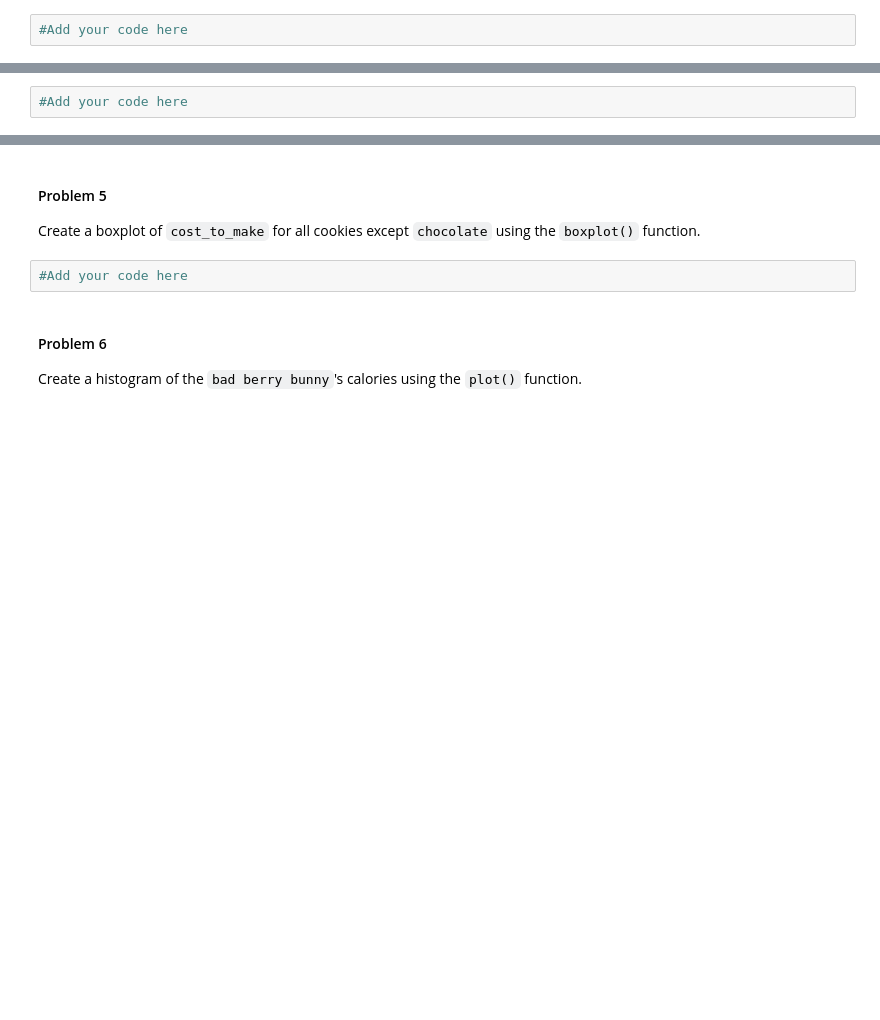
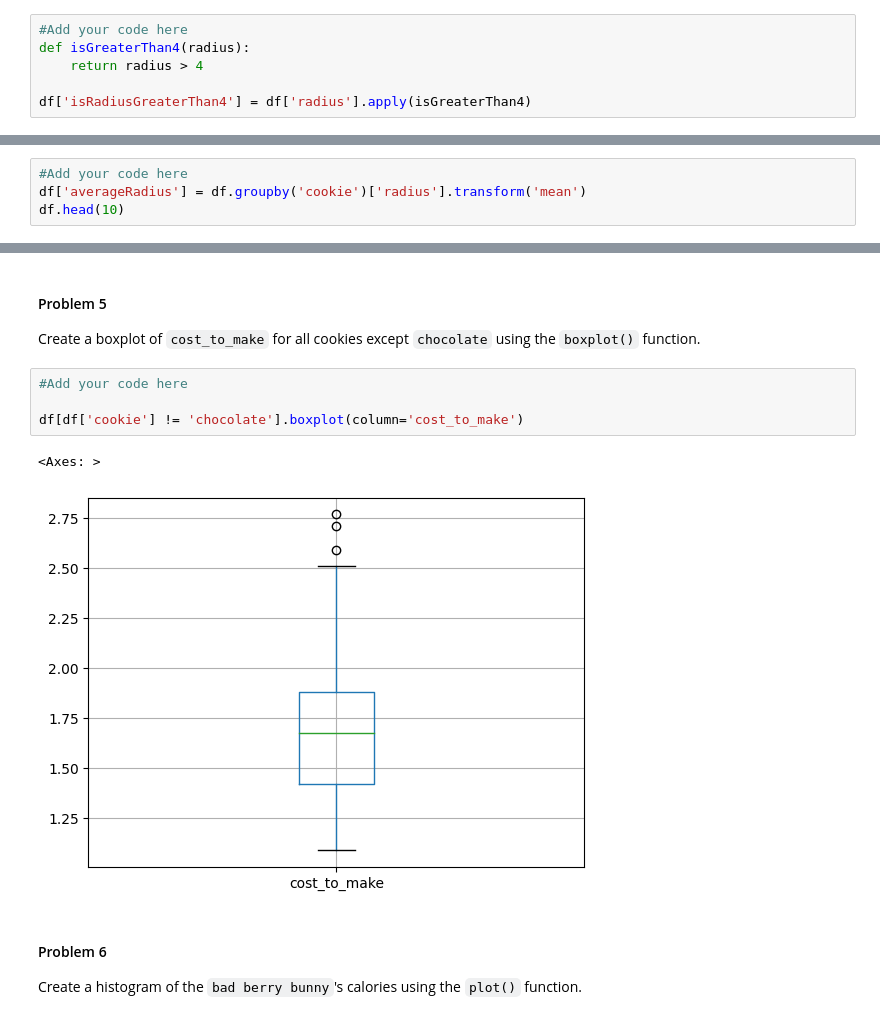
Before and after one commit to gallettilance/Data-Science-Fundamentals, a Jupyter notebook: labs/lab-02/lab02.ipynb, the cells around one changed output, grey strips where cells are left out. Cells and saved outputs as stored; diff of their text form; blank space fills up the shorter version.

```diff
--- a/labs/lab-02/lab02.ipynb
+++ b/labs/lab-02/lab02.ipynb
@@ -373,9 +377,15 @@ How many cookies were made? (Hint: use the `shape` attribute)
 Add a column to the DataFrame that has the value `True` if the cookie has a radius greater than 4 cm, and `False` otherwise. (Hint: use the `apply()` function)
 # %%
 #Add your code here
+def isGreaterThan4(radius):
+    return radius > 4
+
+df['isRadiusGreaterThan4'] = df['radius'].apply(isGreaterThan4)
 # %% [markdown]
 #### Problem 3
 
 Group the data by the `cookie` column, and find the average radius of each cookie. (Hint: use the `groupby()` and `transform()` function). Add this column to the DataFrame.
 # %%
 #Add your code here
+df['averageRadius'] = df.groupby('cookie')['radius'].transform('mean')
+df.head(10)
@@ -390,6 +422,11 @@ Create a new DataFrame that only contains the cookies that have the ingredient `
 Create a boxplot of `cost_to_make` for all cookies except `chocolate` using the `boxplot()` function.
 # %%
 #Add your code here
+
+df[df['cookie'] != 'chocolate'].boxplot(column='cost_to_make')
+# %% [output]
+<Axes: >
+[figure, added]
 # %% [markdown]
 #### Problem 6
 
```
Also changed, not shown: parts of 7 cells of this notebook.
